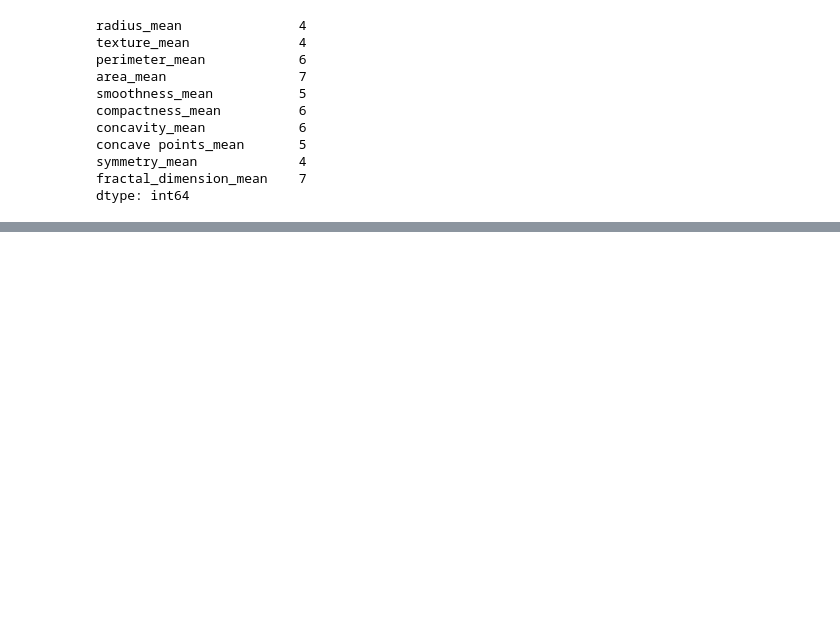
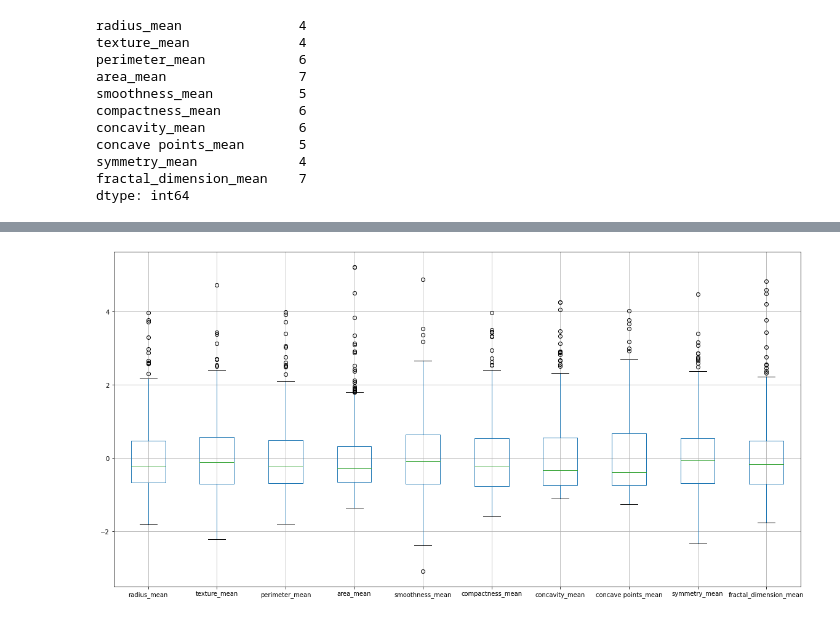
Before and after one commit to a-forty-two/diamler_17_jan, a Jupyter notebook: 01_Normalization_and_Outliers.ipynb, the cells around one changed output, grey strips where cells are left out. Drawn from its saved outputs; the diff is of its cells as text; code cells hidden in the pictures; blank space fills up the shorter version.

```diff
--- a/01_Normalization_and_Outliers.ipynb
+++ b/01_Normalization_and_Outliers.ipynb
@@ -185,0 +188,8 @@ dtype: int64
+# %%
+import matplotlib.pyplot as plt
+plt.figure(figsize=(20,10))
+xtrain_norm.boxplot()
+plt.savefig('box.png')
+plt.show()
+# %% [output]
+[figure, added]
```
Also changed, not shown: parts of 2 cells of this notebook.
